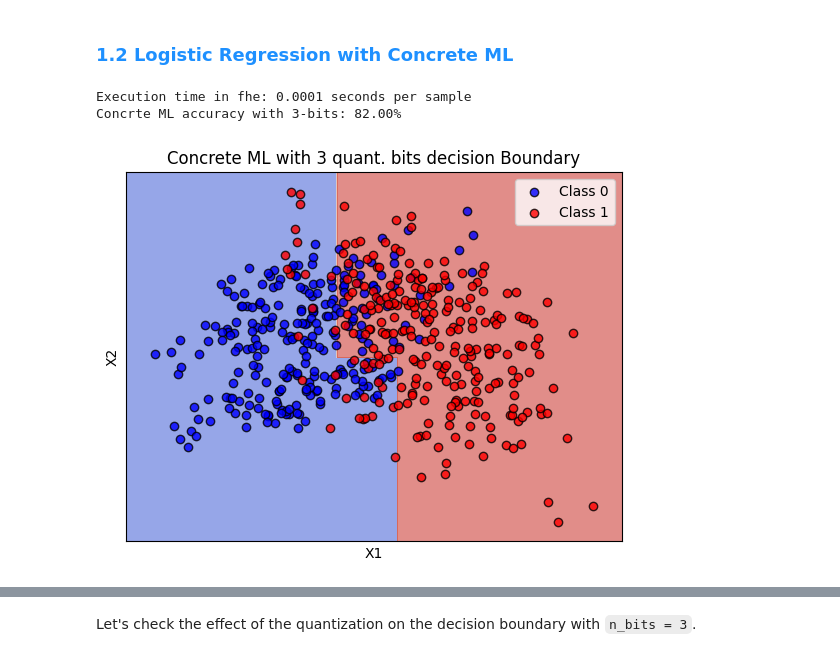
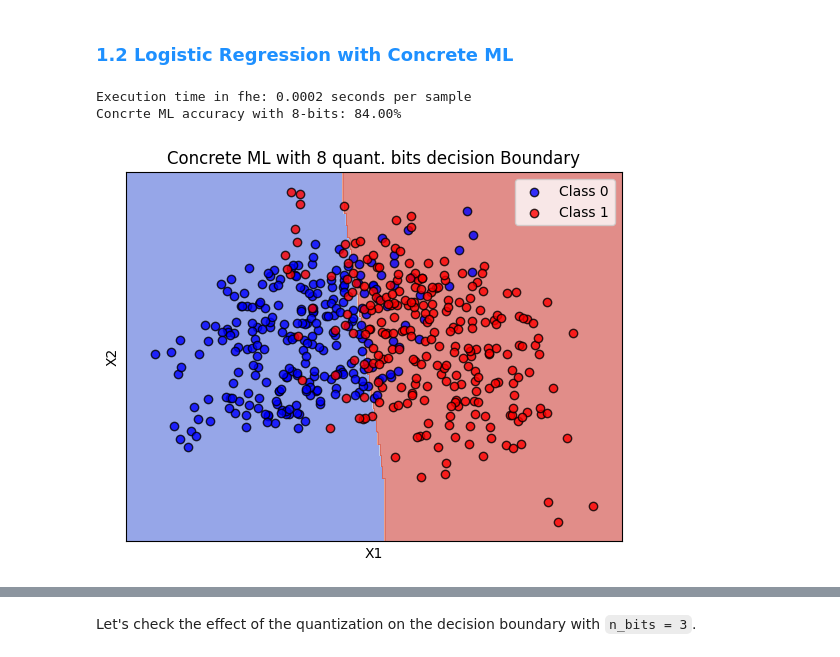
Before and after one commit to qqaatw/concrete-ml, a Jupyter notebook: docs/advanced_examples/ppml_school_demo.ipynb, the cells around one changed output, grey strips where cells are left out. Saved outputs shown, nothing was run; the diff lists cells and outputs as text; code cells hidden in the pictures.

Commit message:
chore: update plots

```diff
--- a/docs/advanced_examples/ppml_school_demo.ipynb
+++ b/docs/advanced_examples/ppml_school_demo.ipynb
@@ -103,42 +105,42 @@ from concrete.ml.sklearn import LogisticRegression as ConcreteLogisticRegression
 # ConcreteLogisticRegression has the same attributes and methods as SklearnLogisticRegression
 # The additional hyper-parameter is `n_bits` used for the quantization
 # The quantization is done through PTQ approach
-concrete_logit = ConcreteLogisticRegression(n_bits=3)
+concrete_logit = ConcreteLogisticRegression(n_bits=8)
 
 # 2. The `fit` method is the same as the scikit-learn one
 concrete_logit.fit(X_train, y_train)
 
 # 3. compilation
 # It allows you to:
 # - create the operational graph (in our jargon we call it a circuit)
 # - Generate he crypto parameters
 # - check if the circuit is if the circuit is compliant with the FHE requirements
 #       - bit-width inside the circuit must be less than 16-bits
 #       - all intermediate values are properly quantized
 
 # You need to provide an exhaustive set of data to evaluate the maximum integer bit-width within the graph
 # which is needed during FHE computations before running any predictions.
 # You can either provide the entire trained data-set or a smaller but representative subset.
 fhe_circuit = concrete_logit.compile(X_train)
 
 # Generate the keys
 fhe_circuit.client.keygen(force=False)
 
 # FHE inference
 time_begin = time.time()
 y_pred_fhe = concrete_logit.predict(X_test, fhe="execute")
 print(f"Execution time in fhe: {(time.time() - time_begin) / len(X_test):.4f} seconds per sample")
 
 fhe_accuracy = accuracy_score(y_test, y_pred_fhe)
 print(f"Concrte ML accuracy with {concrete_logit.n_bits}-bits: {fhe_accuracy:.2%}")
 
 plot_decision_boundary(
     concrete_logit, linear_dataset, f"Concrete ML with {concrete_logit.n_bits} quant. bits"
 )
 # %% [output]
-Execution time in fhe: 0.0001 seconds per sample
-Concrte ML accuracy with 3-bits: 82.00%
+Execution time in fhe: 0.0002 seconds per sample
+Concrte ML accuracy with 8-bits: 84.00%
-[figure, old version]
+[figure, new version]
 # %%
 ## Concrete ML vs scikit-learn:
 print(f"Concrete ML accuracy: {fhe_accuracy:.2%} VS scikit-learn accuracy: {sklearn_accuracy:.2%}")
```
Also changed, not shown: parts of 10 cells of this notebook.
